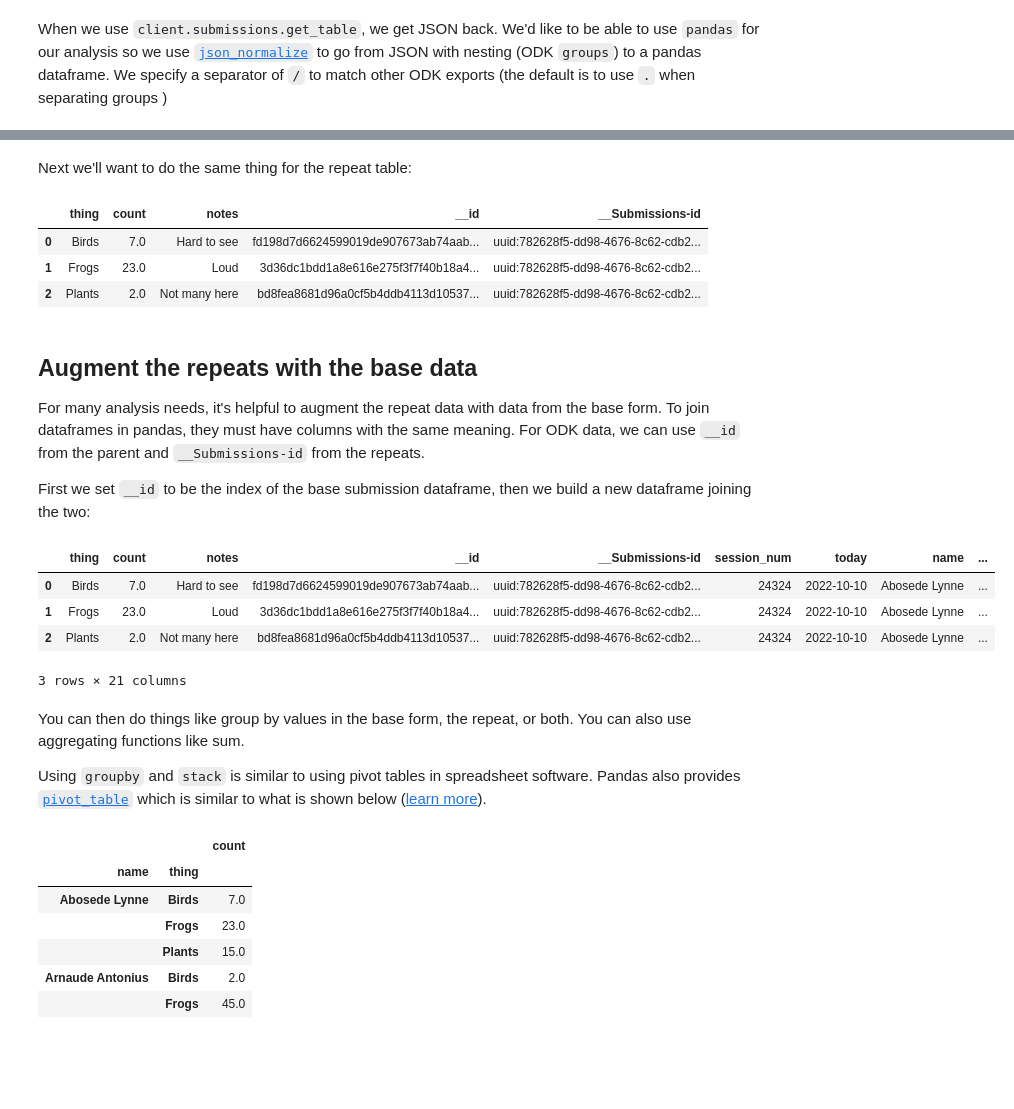
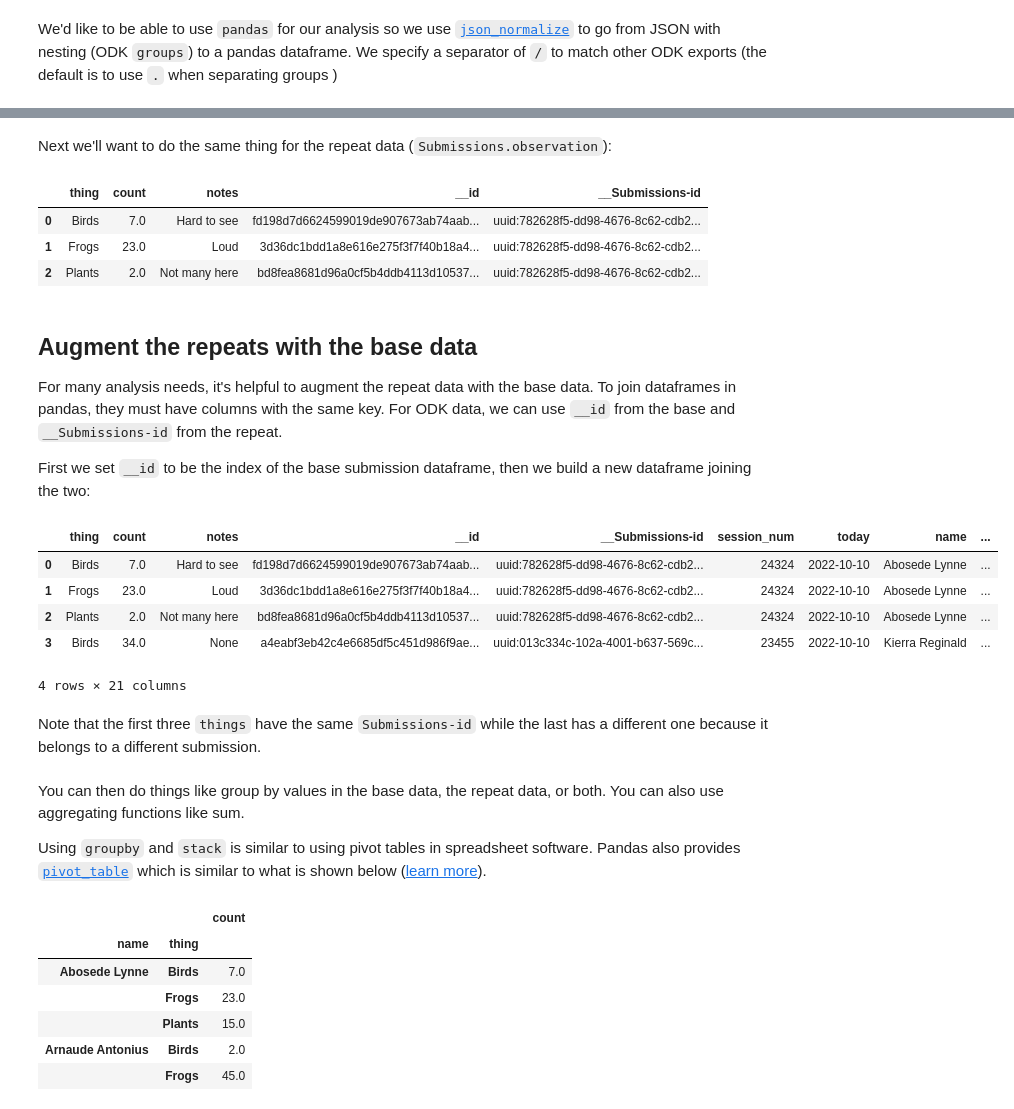
Before and after one commit to getodk/pyodk, a Jupyter notebook: examples/working-with-repeats.ipynb, the cells around one changed output, grey strips where cells are left out. Cells and saved outputs as stored; diff of their text form; code cells hidden in the pictures; blank space fills up the shorter version.

```diff
--- a/examples/working-with-repeats.ipynb
+++ b/examples/working-with-repeats.ipynb
@@ -15,7 +15,7 @@ import pandas as pd
 client = Client().open()
 submissions = client.submissions.get_table(form_id='simple_repeat', filter="__system/reviewState ne 'rejected'")
 # %% [markdown]
-When we use `client.submissions.get_table`, we get JSON back. We'd like to be able to use `pandas` for our analysis so we use [`json_normalize`](https://pandas.pydata.org/pandas-docs/version/1.2.4/reference/api/pandas.json_normalize.html) to go from JSON with nesting (ODK `groups`) to a pandas dataframe. We specify a separator of `/` to match other ODK exports (the default is to use `.` when separating groups )
+We'd like to be able to use `pandas` for our analysis so we use [`json_normalize`](https://pandas.pydata.org/pandas-docs/version/1.2.4/reference/api/pandas.json_normalize.html) to go from JSON with nesting (ODK `groups`) to a pandas dataframe. We specify a separator of `/` to match other ODK exports (the default is to use `.` when separating groups )
 # %%
 subs_df = pd.json_normalize(data=submissions['value'], sep='/')
 subs_df.head(3)
@@ -25,7 +25,7 @@ subs_df.head(3)
 | 1 | uuid:013c334c-102a-4001-b637-569c... | 23455 | 2022-10-10 | Kierra Reginald | Submissions('uuid%3A013c334c-102a... | uuid:013c334c-102a-4001-b637-569c... | 2022-10-10T20:27:21.232Z | ... |
 | 2 | uuid:dbbe542b-72fe-42c7-9a2f-834c... | 2343 | 2022-10-05 | Kierra Reginald | Submissions('uuid%3Adbbe542b-72fe... | uuid:dbbe542b-72fe-42c7-9a2f-834c... | 2022-10-10T20:27:10.082Z | ... |
 # %% [markdown]
-Next we'll want to do the same thing for the repeat table:
+Next we'll want to do the same thing for the repeat data (`Submissions.observation`):
 # %%
 repeats = client.submissions.get_table(form_id='simple_repeat', table_name='Submissions.observation', filter="__system/reviewState ne 'rejected'")
 obs_df = pd.json_normalize(data=repeats['value'], sep='/')
@@ -38,21 +38,24 @@ obs_df.head(3)
 # %% [markdown]
 ## Augment the repeats with the base data
 
-For many analysis needs, it's helpful to augment the repeat data with data from the base form. To join dataframes in pandas, they must have columns with the same meaning. For ODK data, we can use `__id` from the parent and `__Submissions-id` from the repeats.
+For many analysis needs, it's helpful to augment the repeat data with the base data. To join dataframes in pandas, they must have columns with the same key. For ODK data, we can use `__id` from the base and `__Submissions-id` from the repeat.
 
 First we set `__id` to be the index of the base submission dataframe, then we build a new dataframe joining the two:
 # %%
 subs_df.set_index('__id', inplace=True)
 joined_df = obs_df.join(subs_df, on="__Submissions-id")
-joined_df.head(3)
+joined_df.head(4)
 # %% [output]
 |  | thing | count | notes | __id | __Submissions-id | session_num | today | name | ... |
 | 0 | Birds | 7.0 | Hard to see | fd198d7d6624599019de907673ab74aab... | uuid:782628f5-dd98-4676-8c62-cdb2... | 24324 | 2022-10-10 | Abosede Lynne | ... |
 | 1 | Frogs | 23.0 | Loud | 3d36dc1bdd1a8e616e275f3f7f40b18a4... | uuid:782628f5-dd98-4676-8c62-cdb2... | 24324 | 2022-10-10 | Abosede Lynne | ... |
 | 2 | Plants | 2.0 | Not many here | bd8fea8681d96a0cf5b4ddb4113d10537... | uuid:782628f5-dd98-4676-8c62-cdb2... | 24324 | 2022-10-10 | Abosede Lynne | ... |
+| 3 | Birds | 34.0 | None | a4eabf3eb42c4e6685df5c451d986f9ae... | uuid:013c334c-102a-4001-b637-569c... | 23455 | 2022-10-10 | Kierra Reginald | ... |
-3 rows × 21 columns
+4 rows × 21 columns
+# %% [markdown]
+Note that the first three `things` have the same `Submissions-id` while the last has a different one because it belongs to a different submission.
 # %% [markdown]
-You can then do things like group by values in the base form, the repeat, or both. You can also use aggregating functions like sum.
+You can then do things like group by values in the base data, the repeat data, or both. You can also use aggregating functions like sum.
 
 Using `groupby` and `stack` is similar to using pivot tables in spreadsheet software. Pandas also provides [`pivot_table`](https://pandas.pydata.org/docs/reference/api/pandas.pivot_table.html) which is similar to what is shown below ([learn more](https://stackoverflow.com/a/72933069/137744)).
 # %%
```
Also changed, not shown: parts of 4 cells of this notebook.
